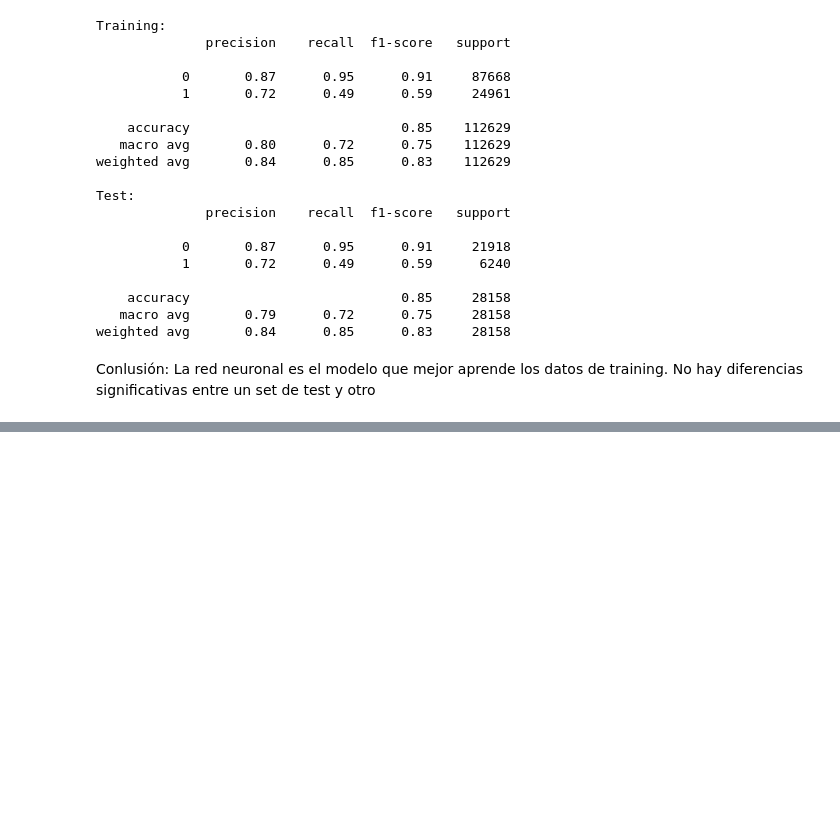
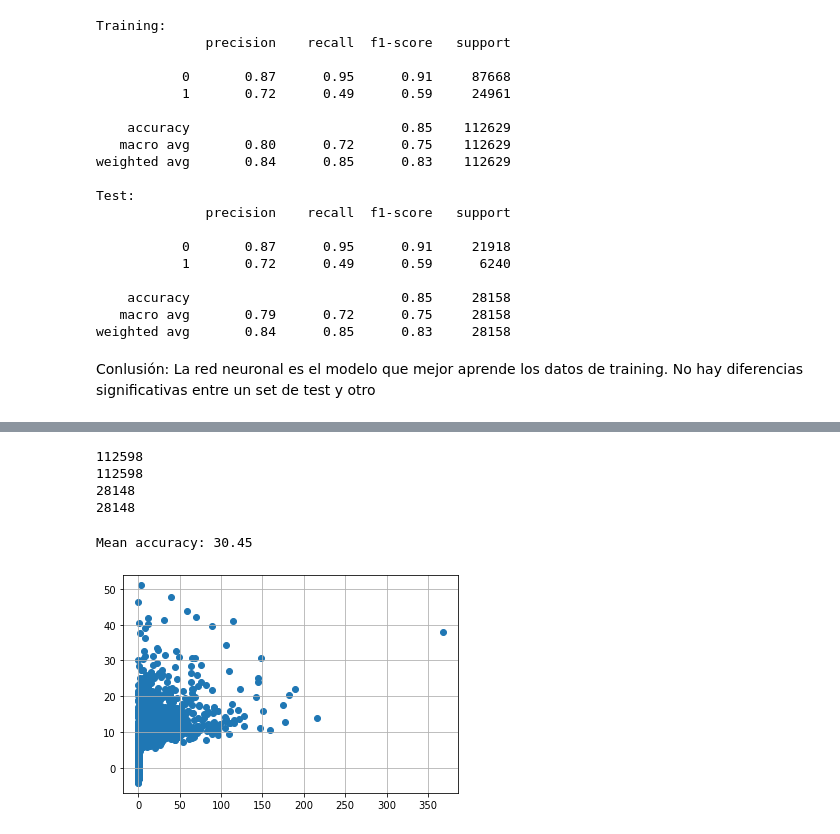
Before and after one commit to AriSalassa/analisis-de-datos, a Jupyter notebook: clase8_tpintegrador/TP Integrador Análisis de datos.ipynb, the cells around one changed output, grey strips where cells are left out. Saved outputs shown, nothing was run; the diff lists cells and outputs as text; code cells hidden in the pictures; blank space fills up the shorter version.

```diff
--- a/clase8_tpintegrador/TP Integrador Análisis de datos.ipynb
+++ b/clase8_tpintegrador/TP Integrador Análisis de datos.ipynb
@@ -1837,0 +1868,63 @@ Conlusión: La red neuronal es el modelo que mejor aprende los datos de training
+# %%
+y_train_rainfall = Y_rainfall[y_train.index]
+y_train_rainfall = y_train_rainfall[y_train_rainfall.isnull() == False]
+y_test_rainfall = Y_rainfall[y_test.index]
+y_test_rainfall = y_test_rainfall[y_test_rainfall.isnull() == False]
+
+X_train_rainfall = pd.concat([X_train.copy().set_index('index'), y_train.copy()], axis=1)
+X_train_rainfall = X_train_rainfall.loc[y_train_rainfall.index]
+
+X_test_rainfall = pd.concat([X_test.copy().set_index('index'), y_test.copy()], axis=1)
+X_test_rainfall = X_test_rainfall.loc[y_test_rainfall.index]
+
+
+print(len(y_train_rainfall))
+print(len(X_train_rainfall))
+print(len(y_test_rainfall))
+print(len(X_test_rainfall))
+# %% [output]
+112598
+112598
+28148
+28148
+# %%
+numeric_transformer = Pipeline(steps=[
+    ('scaler', StandardScaler())])
+
+categorical_transformer = OneHotEncoder(categories="auto", drop=None, sparse=False, handle_unknown="ignore")
+binary_transformer = FunctionTransformer() # Función Identidad
+
+lr_preprocessor = ColumnTransformer(
+    transformers=[
+        ('num', numeric_transformer, num_list),
+        #('cat', categorical_transformer, categorical_ohe),
+        ('bin', binary_transformer, ['RainTomorrow', 'RainToday']),
+    ]
+)
+
+lr_preprocessor_2 = ColumnTransformer(
+    transformers=[
+        ('num', numeric_transformer, num_list_2),
+        ('cat', categorical_transformer, categorical_ohe),
+        ('bin', binary_transformer, ['RainTomorrow', 'RainToday']),
+    ]
+)
+
+lr_preprocessor_3 = ColumnTransformer(
+    transformers=[
+        ('num', numeric_transformer, num_list_3),
+        ('cat', categorical_transformer, categorical_ohe),
+        ('bin', binary_transformer, ['RainTomorrow', 'RainToday']),
+    ]
+)
+# %%
+linear_reg = Pipeline(steps=[
+    ('preprocessor', lr_preprocessor),
+    ('classifier', LinearRegression())
+])
+# %%
+linear_reg.fit(X_train_rainfall[num_list + categorical_ohe + ['RainTomorrow', 'RainToday']], y_train_rainfall)
+sc = round(100*linear_reg.score(X_test_rainfall[num_list + categorical_ohe + ['RainTomorrow', 'RainToday']], y_test_rainfall),2)
+print("Mean accuracy:", sc)
+# %% [output]
+Mean accuracy: 30.45
@@ -1837,0 +1933,7 @@ Conlusión: La red neuronal es el modelo que mejor aprende los datos de training
+# %%
+linear_reg_pred = linear_reg.predict(X_test_rainfall[num_list + categorical_ohe + ['RainTomorrow', 'RainToday']])
+# %%
+plt.scatter(y_test_rainfall, linear_reg_pred)
+plt.grid()
+# %% [output]
+[figure, added]
```
Also changed, not shown: parts of 7 cells of this notebook.
